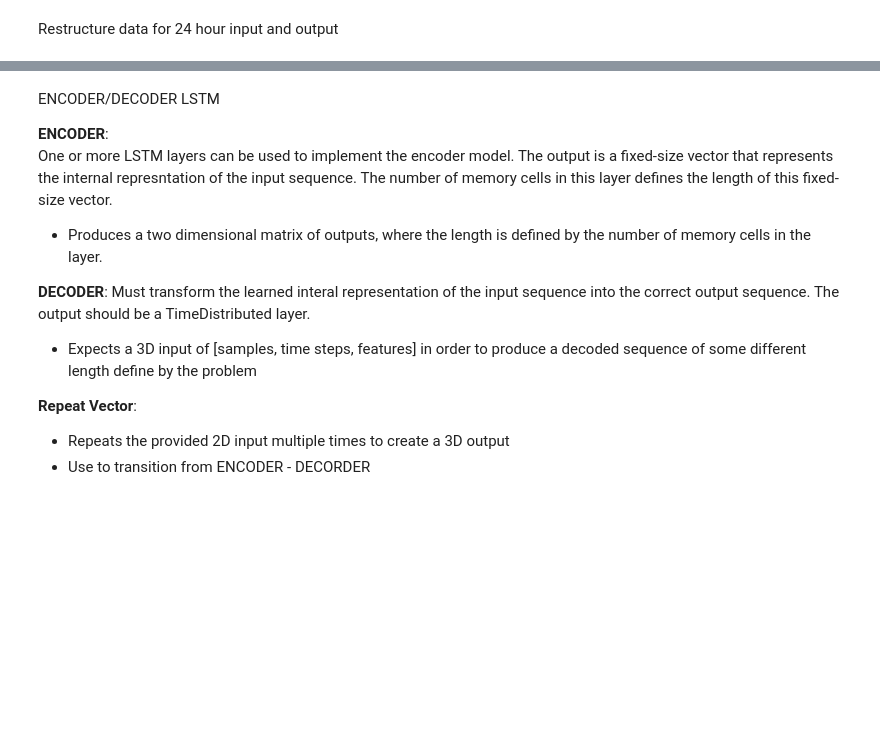
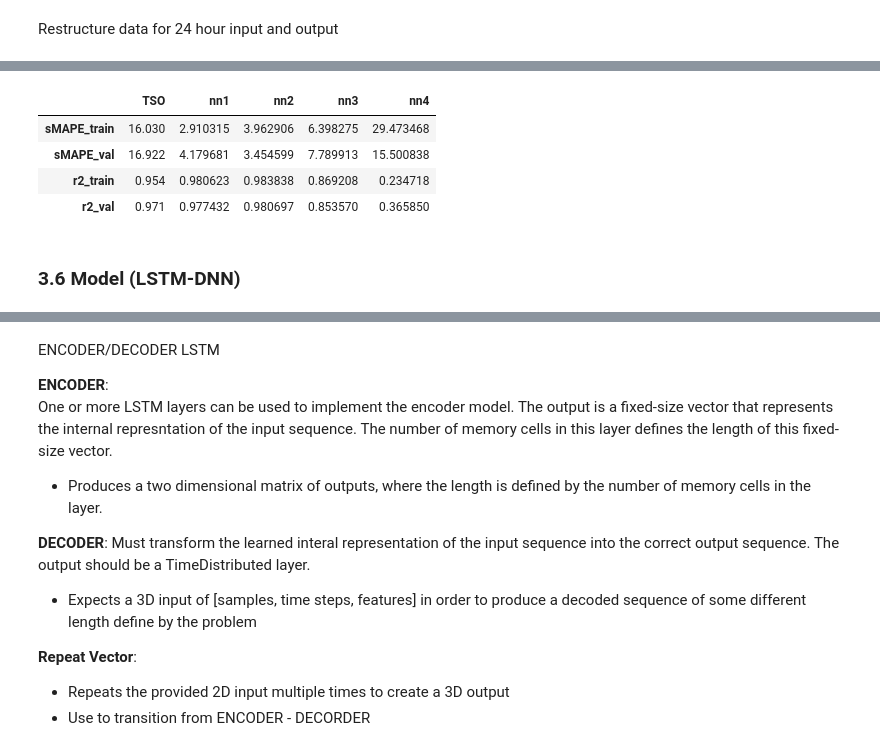
Before and after one commit to EvanHolder/Predicting-Energy-Markets-in-Spain, a Jupyter notebook: notebooks/NeuralNets.ipynb, the cells around one changed output, grey strips where cells are left out. Drawn from its saved outputs; the diff is of its cells as text; code cells hidden in the pictures; blank space fills up the shorter version.

```diff
--- a/notebooks/NeuralNets.ipynb
+++ b/notebooks/NeuralNets.ipynb
@@ -614,0 +402,11 @@ nn4 = compile_fit(nn, (X_train, y_train), (X_val, y_val))
+# %%
+results_actual['nn4'] = compute_metrics(nn4,(X_train,y_train), (X_val,y_val))
+results_actual
+# %% [output]
+|  | TSO | nn1 | nn2 | nn3 | nn4 |
+| sMAPE_train | 16.030 | 2.910315 | 3.962906 | 6.398275 | 29.473468 |
+| sMAPE_val | 16.922 | 4.179681 | 3.454599 | 7.789913 | 15.500838 |
+| r2_train | 0.954 | 0.980623 | 0.983838 | 0.869208 | 0.234718 |
+| r2_val | 0.971 | 0.977432 | 0.980697 | 0.853570 | 0.365850 |
+# %% [markdown]
+### 3.6 Model (LSTM-DNN)
```
Also changed, not shown: parts of 149 cells of this notebook.
